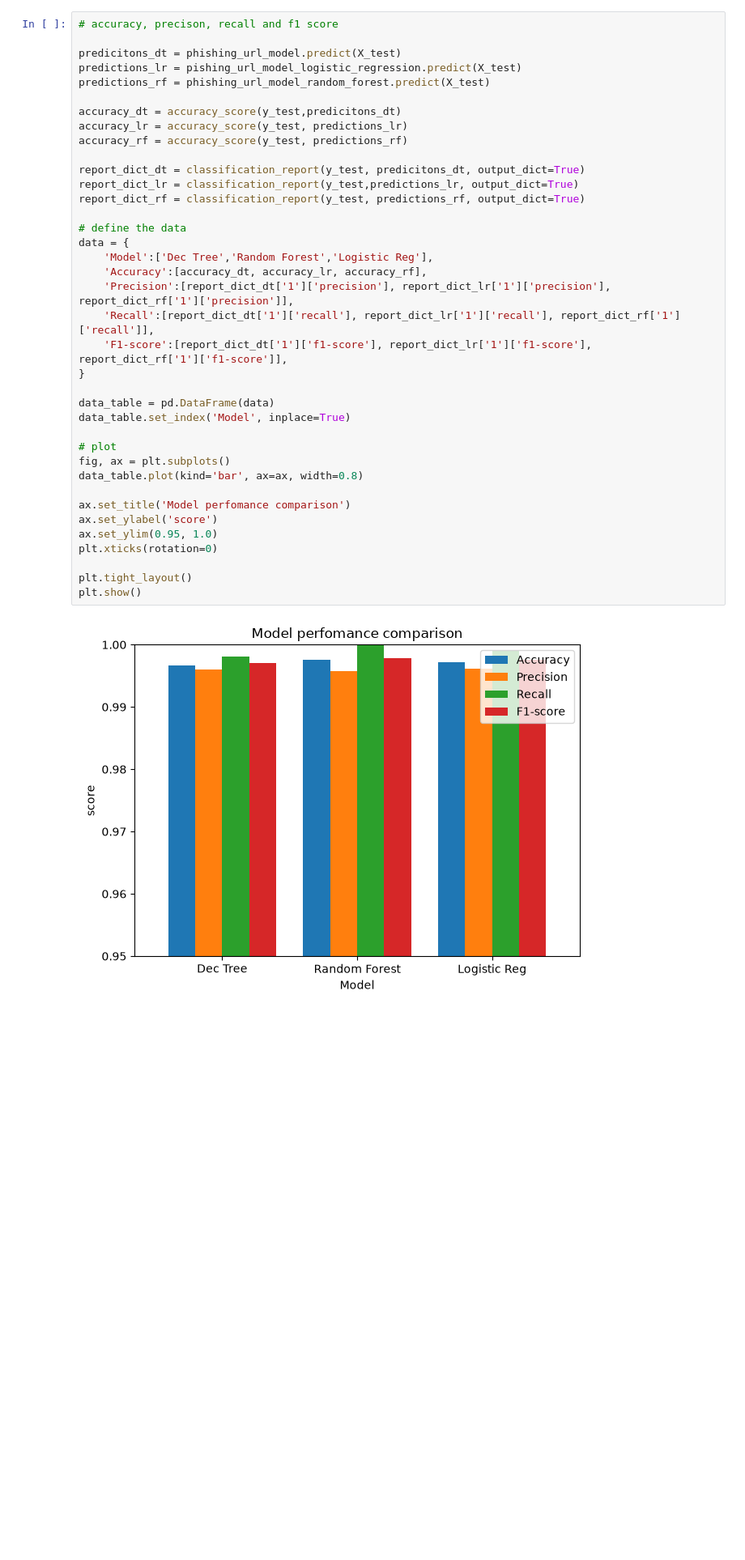
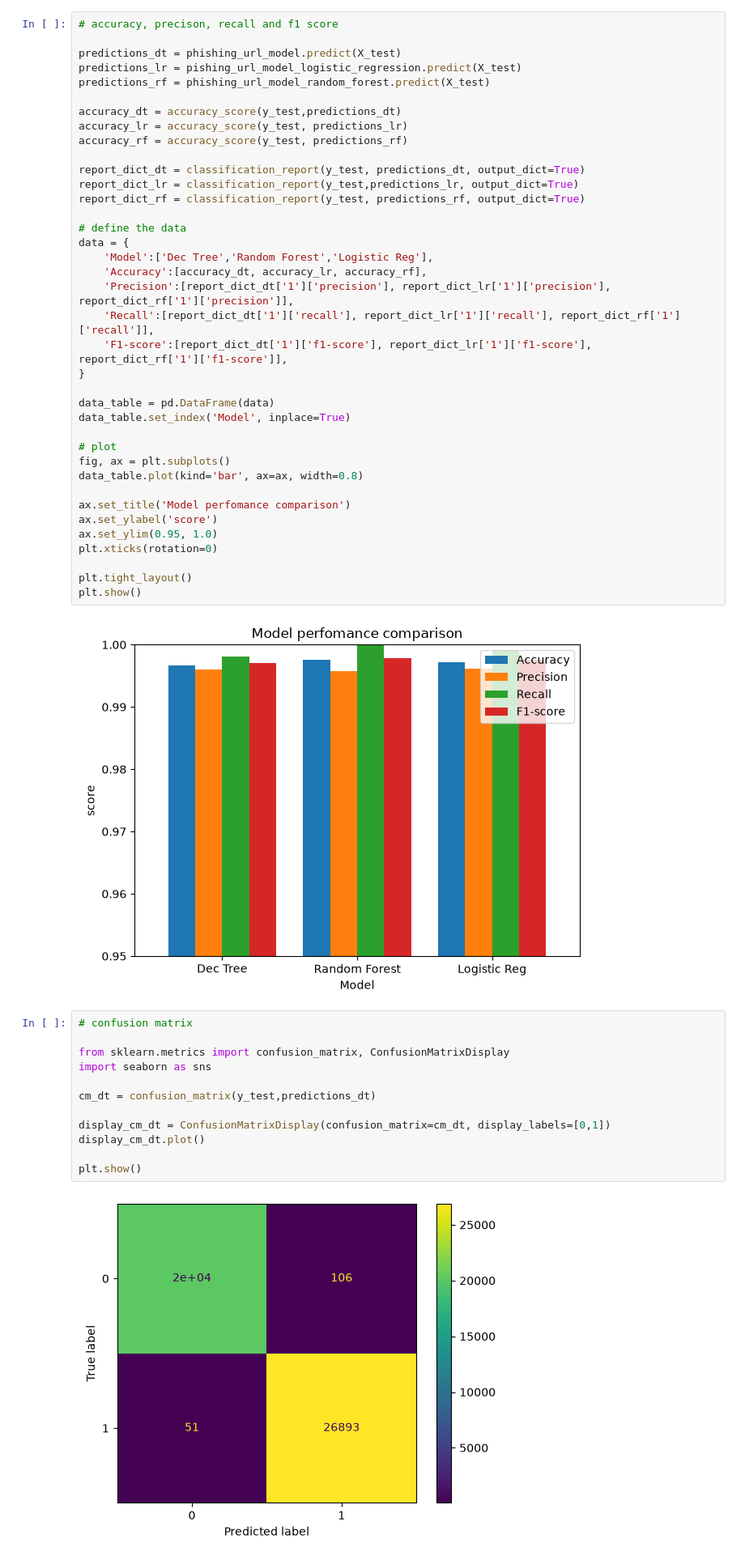
Before and after one commit to RkP17/phishing-url-detection, a Jupyter notebook: phishing_detection.ipynb, the cells around one changed output. Shown at 81% size. Drawn from its saved outputs; the diff is of its cells as text; blank space fills up the shorter version.

Commit message:
Determined best model using confusion matrices

```diff
--- a/phishing_detection.ipynb
+++ b/phishing_detection.ipynb
@@ -317,15 +317,15 @@ weighted avg       1.00      1.00      1.00     47159
 # %%
 # accuracy, precison, recall and f1 score
 
-predicitons_dt = phishing_url_model.predict(X_test)
+predictions_dt = phishing_url_model.predict(X_test)
 predictions_lr = pishing_url_model_logistic_regression.predict(X_test)
 predictions_rf = phishing_url_model_random_forest.predict(X_test)
 
-accuracy_dt = accuracy_score(y_test,predicitons_dt)
+accuracy_dt = accuracy_score(y_test,predictions_dt)
 accuracy_lr = accuracy_score(y_test, predictions_lr)
 accuracy_rf = accuracy_score(y_test, predictions_rf)
 
-report_dict_dt = classification_report(y_test, predicitons_dt, output_dict=True)
+report_dict_dt = classification_report(y_test, predictions_dt, output_dict=True)
 report_dict_lr = classification_report(y_test,predictions_lr, output_dict=True)
 report_dict_rf = classification_report(y_test, predictions_rf, output_dict=True)
 
@@ -354,3 +354,17 @@ plt.tight_layout()
 plt.show()
 # %% [output]
 [figure]
+# %%
+# confusion matrix
+
+from sklearn.metrics import confusion_matrix, ConfusionMatrixDisplay
+import seaborn as sns
+
+cm_dt = confusion_matrix(y_test,predictions_dt)
+
+display_cm_dt = ConfusionMatrixDisplay(confusion_matrix=cm_dt, display_labels=[0,1])
+display_cm_dt.plot()
+
+plt.show()
+# %% [output]
+[figure, added]
```
Also changed, not shown: parts of 2 cells of this notebook.
